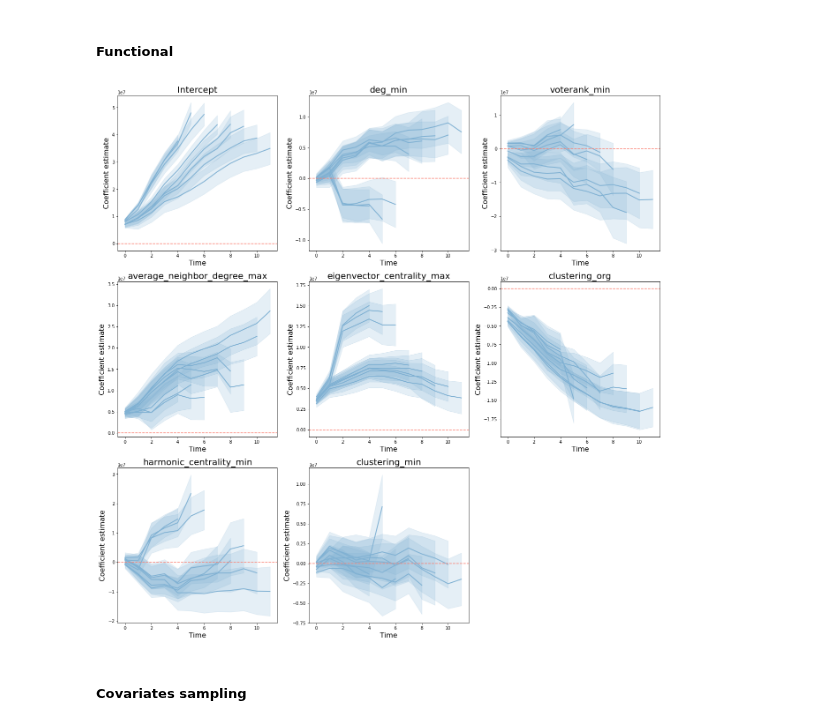
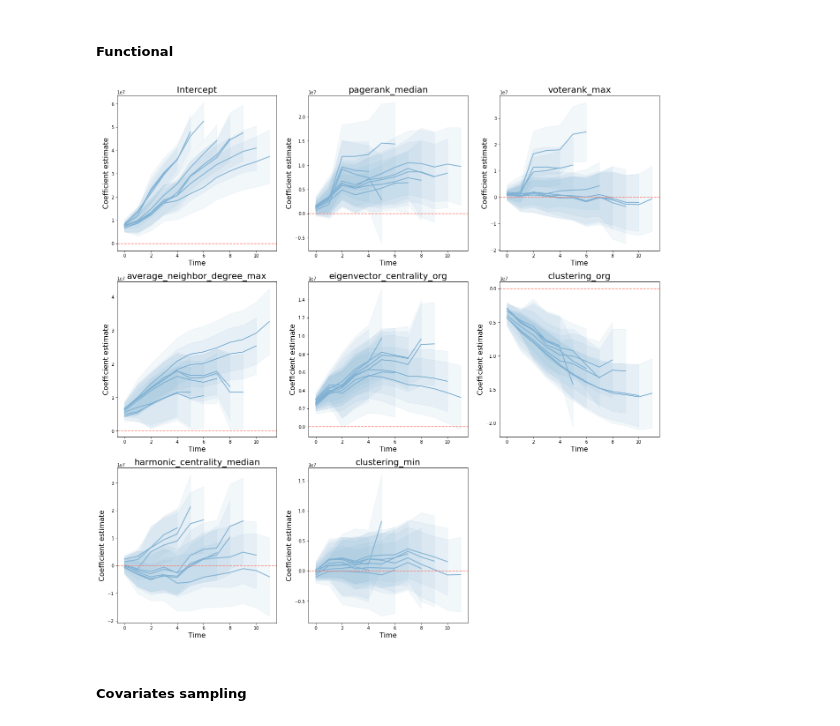
Before and after one commit to testalorenzo/crunch_net, a Jupyter notebook: ANS/notebook/notebooks/ANS_extension.ipynb, the cells around one changed output. Saved outputs shown, nothing was run; the diff lists cells and outputs as text; code cells hidden in the pictures.

```diff
--- a/ANS/notebook/notebooks/ANS_extension.ipynb
+++ b/ANS/notebook/notebooks/ANS_extension.ipynb
@@ -720,7 +735,10 @@ covariates_R = base.as_matrix(base.cbind(1, covariates_R.rx(True, -1)))
 response_R = base.t(base.as_matrix(response_R))
 log_response_R = base.t(base.as_matrix(log_response_R))
 
-rows=base.c(1, 23, 6, 30, 39, 36, 14, 10)
+rows=base.c(1, 23, 6, 30, 42, 36, 14, 10)
 
 olsmod = refund.fosr(Y=response_R.rx(stats.complete_cases(covariates_R.rx(True, rows)), True), X=covariates_R.rx(stats.complete_cases(covariates_R.rx(True,rows)),rows), method='OLS', l=0.000001)
 log_olsmod = refund.fosr(Y=log_response_R.rx(stats.complete_cases(covariates_R.rx(True, rows)), True), X=covariates_R.rx(stats.complete_cases(covariates_R.rx(True,rows)),rows), method='OLS', l=0.000001)
+# %%
+for x in base.colnames(covariates_R.rx(stats.complete_cases(covariates_R.rx(True,rows)),rows)):
+    print(x)
@@ -743,13 +770,13 @@ with localconverter(ro.default_converter + pandas2ri.converter):
 with localconverter(ro.default_converter + pandas2ri.converter):
   log_fun_se = ro.conversion.rpy2py(se_estimate)
 # %%
-names=['Intercept']+list(results_linear['best_combination'])+['first_money']
+names=['Intercept']+list(results_linear['best_combination'])#+['first_money']
 
 fig, axs = plt.subplots(3, 3, figsize=(22,22))
 
 for i in range(8):
     axs[i//3, i%3].plot(range(0,fun_coef.shape[0]), fun_coef.iloc[:,i], '-', c=default_color, linewidth=2)
-    axs[i//3, i%3].fill_between(range(0,fun_coef.shape[0]), fun_coef.iloc[:,i] - fun_se.iloc[:,i], fun_coef.iloc[:,i] + fun_se.iloc[:,i], color=default_color, alpha=0.3)
+    axs[i//3, i%3].fill_between(range(0,fun_coef.shape[0]), fun_coef.iloc[:,i] - 1.96*fun_se.iloc[:,i], fun_coef.iloc[:,i] + 1.96*fun_se.iloc[:,i], color=default_color, alpha=0.3)
     axs[i//3, i%3].set_title(names[i], fontsize=20)
 
 for ax in axs.flat:
@@ -976,7 +1003,7 @@ for size in range(5,13):
     covariates_R = base.as_matrix(base.cbind(1, covariates_R))
     response_R = base.t(base.as_matrix(response_R))
     log_response_R = base.t(base.as_matrix(log_response_R))
-    rows=base.c(1, 4, 7, 30, 27, 36, 13, 10) # These SHOULD be correct -- Please Lorenzo do not forget to check!
+    rows=base.c(1, 23, 6, 30, 42, 36, 14, 10) # These SHOULD be correct -- Please Lorenzo do not forget to check!
     olsmod = refund.fosr(Y=response_R.rx(stats.complete_cases(covariates_R.rx(True, rows)), True), X=covariates_R.rx(stats.complete_cases(covariates_R.rx(True,rows)),rows), method='OLS', l=0.000001)
     log_olsmod = refund.fosr(Y=log_response_R.rx(stats.complete_cases(covariates_R.rx(True, rows)), True), X=covariates_R.rx(stats.complete_cases(covariates_R.rx(True,rows)),rows), method='OLS', l=0.000001)
 
@@ -998,28 +1025,29 @@ for size in range(5,13):
     lst_coef_log.append(log_fun_coef)
     lst_se_log.append(log_fun_se)
 # %%
-names=['Intercept', 'deg_min', 'voterank_min', 'average_neighbor_degree_max', 'eigenvector_centrality_max', 'clustering_org', 'harmonic_centrality_min', 'clustering_min']
+#names=['Intercept', 'deg_min', 'voterank_min', 'average_neighbor_degree_max', 'eigenvector_centrality_max', 'clustering_org', 'harmonic_centrality_min', 'clustering_min']
+names=['Intercept']+list(results_linear['best_combination'])
 
 fig, axs = plt.subplots(3, 3, figsize=(22, 22))
 
 for model in range(len(lst_coef)):
     for i in range(len(names)):
         axs[i//3, i%3].plot(range(lst_coef[model].shape[0]), lst_coef[model].iloc[:,i], '-', c=default_color, linewidth=2)
-        axs[i//3, i%3].fill_between(range(lst_se[model].shape[0]), lst_coef[model].iloc[:,i] - lst_se[model].iloc[:,i], lst_coef[model].iloc[:,i] + lst_se[model].iloc[:,i], color=default_color, alpha=0.2)
+        axs[i//3, i%3].fill_between(range(lst_se[model].shape[0]), lst_coef[model].iloc[:,i] - 1.96*lst_se[model].iloc[:,i], lst_coef[model].iloc[:,i] + 1.96*lst_se[model].iloc[:,i], color=default_color, alpha=0.1)
         axs[i//3, i%3].set_title(names[i], fontsize=20)
 
 for ax in axs.flat:
     ax.set_xlabel('Time', fontsize=16)
     ax.set_ylabel('Coefficient estimate', fontsize=16)
     ax.axhline(0,color=default_color2,ls='--')
 
 #axs[2, 1].set_visible(False)
 axs[2, 2].set_visible(False)
 
 os.chdir('/Users/ltesta/Documents/GitHub/crunch_net/ANS/plots')
 plt.savefig('stability_functional.pdf', bbox_inches="tight")
 # %% [output]
-[figure, old version]
+[figure, new version]
 # %% [markdown]
 ##### Covariates sampling
 # %%
```
Also changed, not shown: parts of 7 cells of this notebook, 3 other files.
